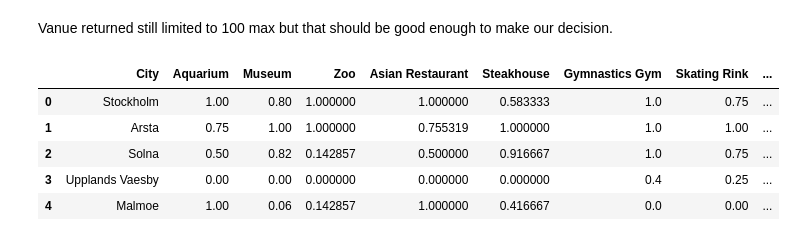
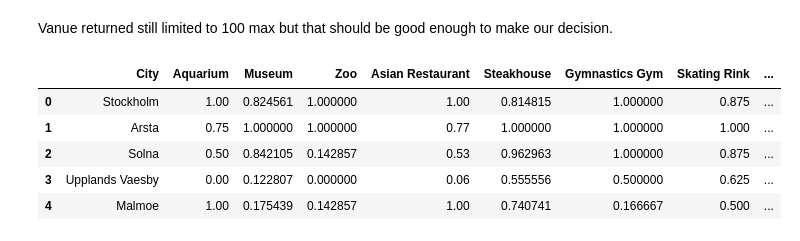
Before and after one commit to PanupatC/Coursera_Capstone, a Jupyter notebook: Coursera_sweden_school_code.ipynb, the cells around one changed output. Cells and saved outputs as stored; diff of their text form; code cells hidden in the pictures.

```diff
--- a/Coursera_sweden_school_code.ipynb
+++ b/Coursera_sweden_school_code.ipynb
@@ -480,19 +480,17 @@ import pandas as pd
 df_city = pd.read_csv('new_venue_counts.csv')
 # %%
 # notmalize it to make the graph looks nicer
-from sklearn.preprocessing import MinMaxScaler
 
-scaler = MinMaxScaler()
 for col in df_city.columns:
     if col == 'City':
         continue
-    df_city[col] = scaler.fit_transform(df_city[col].values.reshape(-1,1))
+    df_city[col] = df_city[col] / df_city[col].max()
 
 df_city
 # %% [output]
 |  | City | Aquarium | Museum | Zoo | Asian Restaurant | Steakhouse | Gymnastics Gym | Skating Rink | ... |
-| 0 | Stockholm | 1.00 | 0.80 | 1.000000 | 1.000000 | 0.583333 | 1.0 | 0.75 | ... |
-| 1 | Arsta | 0.75 | 1.00 | 1.000000 | 0.755319 | 1.000000 | 1.0 | 1.00 | ... |
-| 2 | Solna | 0.50 | 0.82 | 0.142857 | 0.500000 | 0.916667 | 1.0 | 0.75 | ... |
-| 3 | Upplands Vaesby | 0.00 | 0.00 | 0.000000 | 0.000000 | 0.000000 | 0.4 | 0.25 | ... |
-| 4 | Malmoe | 1.00 | 0.06 | 0.142857 | 1.000000 | 0.416667 | 0.0 | 0.00 | ... |
+| 0 | Stockholm | 1.00 | 0.824561 | 1.000000 | 1.00 | 0.814815 | 1.000000 | 0.875 | ... |
+| 1 | Arsta | 0.75 | 1.000000 | 1.000000 | 0.77 | 1.000000 | 1.000000 | 1.000 | ... |
+| 2 | Solna | 0.50 | 0.842105 | 0.142857 | 0.53 | 0.962963 | 1.000000 | 0.875 | ... |
+| 3 | Upplands Vaesby | 0.00 | 0.122807 | 0.000000 | 0.06 | 0.555556 | 0.500000 | 0.625 | ... |
+| 4 | Malmoe | 1.00 | 0.175439 | 0.142857 | 1.00 | 0.740741 | 0.166667 | 0.500 | ... |
```
Also changed, not shown: parts of 3 cells of this notebook.
